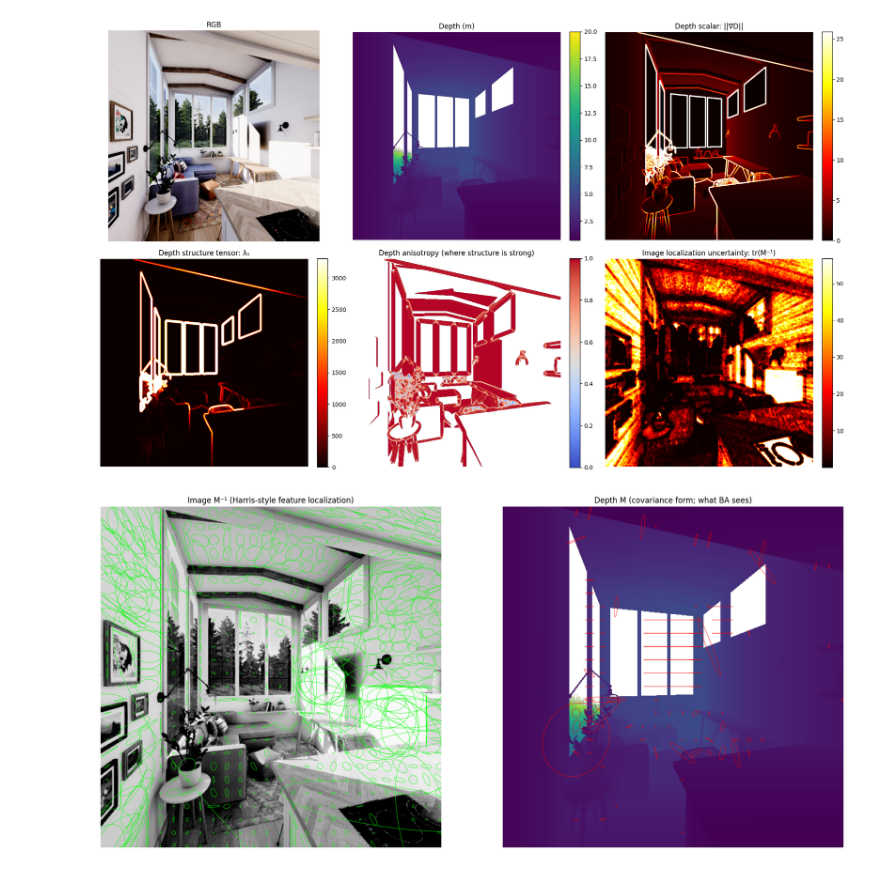
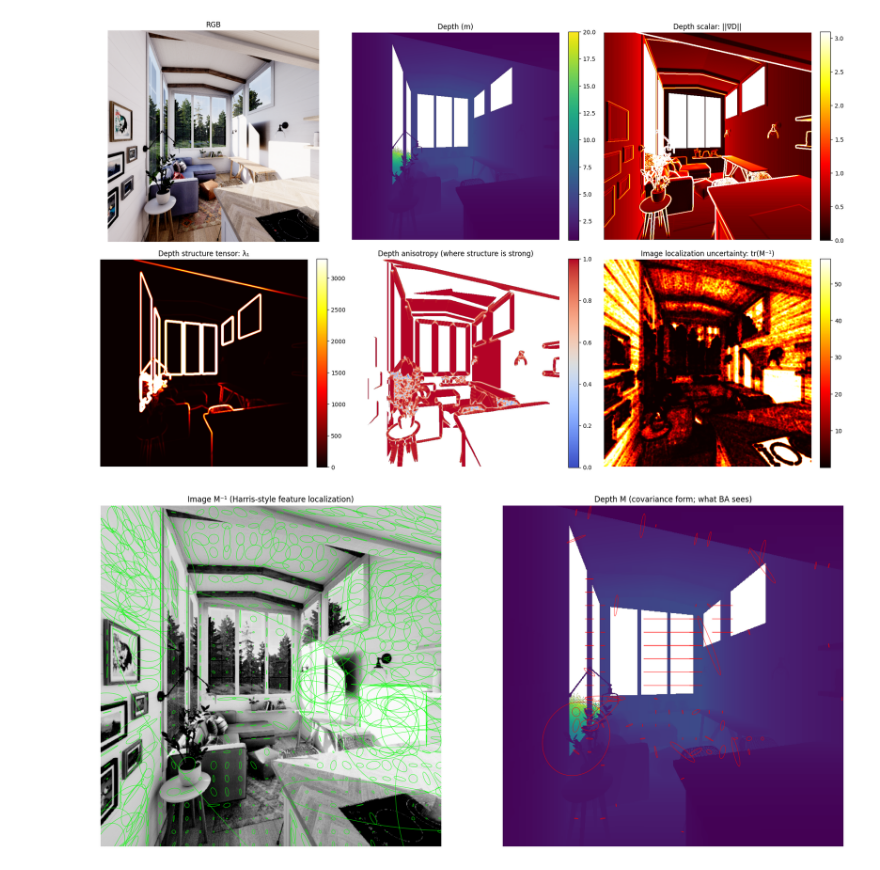
Before and after one commit to adamburhan/depth-uncertainty-slam, a Jupyter notebook: notebooks/depth-uncertainty-modeling.ipynb, the cells around one changed output. Cells and saved outputs as stored; diff of their text form; code cells hidden in the pictures.

```diff
--- a/notebooks/depth-uncertainty-modeling.ipynb
+++ b/notebooks/depth-uncertainty-modeling.ipynb
@@ -36,7 +36,7 @@ from scipy.ndimage import binary_dilation
 import matplotlib.pyplot as plt
 from matplotlib.patches import Ellipse
 
-# ─── Setup ────────────────────────────────────────────────────────────────
+
 KSIZE_DIFF = 5         # differentiation scale (Sobel kernel)
 SIGMA_INTEG = 1.5      # integration scale (Gaussian smoothing of products)
 EPS_RATIO = 1e-3       # for safe division in ratios
@@ -59,22 +59,22 @@ def eigenvalues_from_tensor(Sxx, Sxy, Syy):
     lam_min = trace / 2 - discriminant
     return lam_max, lam_min
 
-# ─── 1. Depth scalar uncertainty: ||∇D|| ──────────────────────────────────
+# 1. Depth scalar uncertainty
 depth_filled = np.where(np.isnan(depth_m), 0, depth_m)
 mask_valid = ~np.isnan(depth_m)
 
-dx_d = cv2.Sobel(depth_filled, cv2.CV_32F, 1, 0, ksize=KSIZE_DIFF)
-dy_d = cv2.Sobel(depth_filled, cv2.CV_32F, 0, 1, ksize=KSIZE_DIFF)
+dx_d = cv2.Sobel(np.log(depth_filled), cv2.CV_32F, 1, 0, ksize=KSIZE_DIFF)
+dy_d = cv2.Sobel(np.log(depth_filled), cv2.CV_32F, 0, 1, ksize=KSIZE_DIFF)
 grad_mag = np.sqrt(dx_d**2 + dy_d**2)
 
-# ─── 2. Depth structure tensor ─────────────────────────────────────────────
+# 2. Depth structure tensor
 Sxx_d, Sxy_d, Syy_d = structure_tensor(depth_filled)
 lam1_d, lam2_d = eigenvalues_from_tensor(Sxx_d, Sxy_d, Syy_d)
 
 # Anisotropy where structure is meaningful
 anisotropy_d = np.where(lam1_d > EPS_RATIO, 1.0 - lam2_d / lam1_d, np.nan)
 
-# ─── 3. Image structure tensor (feature-quality only) ──────────────────────
+# 3. Image structure tensor (feature-quality only)
 gray_float = gray.astype(np.float32) / 255.0
 Sxx_i, Sxy_i, Syy_i = structure_tensor(gray_float)
 lam1_i, lam2_i = eigenvalues_from_tensor(Sxx_i, Sxy_i, Syy_i)
@@ -86,7 +86,7 @@ unc_img_scalar = 1.0 / (lam1_i + eps_img) + 1.0 / (lam2_i + eps_img)
 
 
 
-# ─── Visualization: scalar maps ────────────────────────────────────────────
+#Visualization: scalar maps
 fig, axes = plt.subplots(2, 3, figsize=(18, 11))
 
 axes[0, 0].imshow(img_raw); axes[0, 0].set_title("RGB")
@@ -122,7 +122,7 @@ for ax in axes.flat: ax.axis("off")
 plt.tight_layout(); plt.show()
 
 
-# ─── Visualization: ellipses ───────────────────────────────────────────────
+#Visualization: ellipses
 def draw_ellipses(ax, Sxx, Sxy, Syy, mask, mode, step=25, color="lime",
                    global_scale=None, title=""):
     """
@@ -173,32 +173,32 @@ def draw_ellipses(ax, Sxx, Sxy, Syy, mask, mode, step=25, color="lime",
             angle = np.degrees(np.arctan2(eigvecs[1, 1], eigvecs[0, 1]))
             ell = Ellipse(xy=(x, y),
                           width=widths[1],
                           height=widths[0],
                           angle=angle, fill=False,
                           edgecolor=color, linewidth=0.8, alpha=0.7)
             ax.add_patch(ell)
 
 
 fig, axes = plt.subplots(1, 2, figsize=(18, 8))
 
 axes[0].imshow(gray, cmap="gray")
 draw_ellipses(axes[0], Sxx_i, Sxy_i, Syy_i,
               np.ones_like(gray, dtype=bool),
               mode='inverse', color="lime",
               title="Image M⁻¹ (Harris-style feature localization)")
 
 # For depth, only show top-strength pixels to declutter
 depth_strength = lam1_d
 strength_threshold = np.nanpercentile(depth_strength[mask_valid], 85)
 depth_show_mask = mask_valid & (depth_strength > strength_threshold)
 
 axes[1].imshow(depth_m, cmap="viridis")
 draw_ellipses(axes[1], Sxx_d, Sxy_d, Syy_d, depth_show_mask,
               mode='direct', color="red",
               title="Depth M (covariance form; what BA sees)")
 
 for ax in axes: ax.axis("off")
 plt.tight_layout(); plt.show()
 # %% [output]
-[figure, old version]
+[figure, new version]
 [figure]
```
Also changed, not shown: parts of 22 cells of this notebook, 5 other files.
